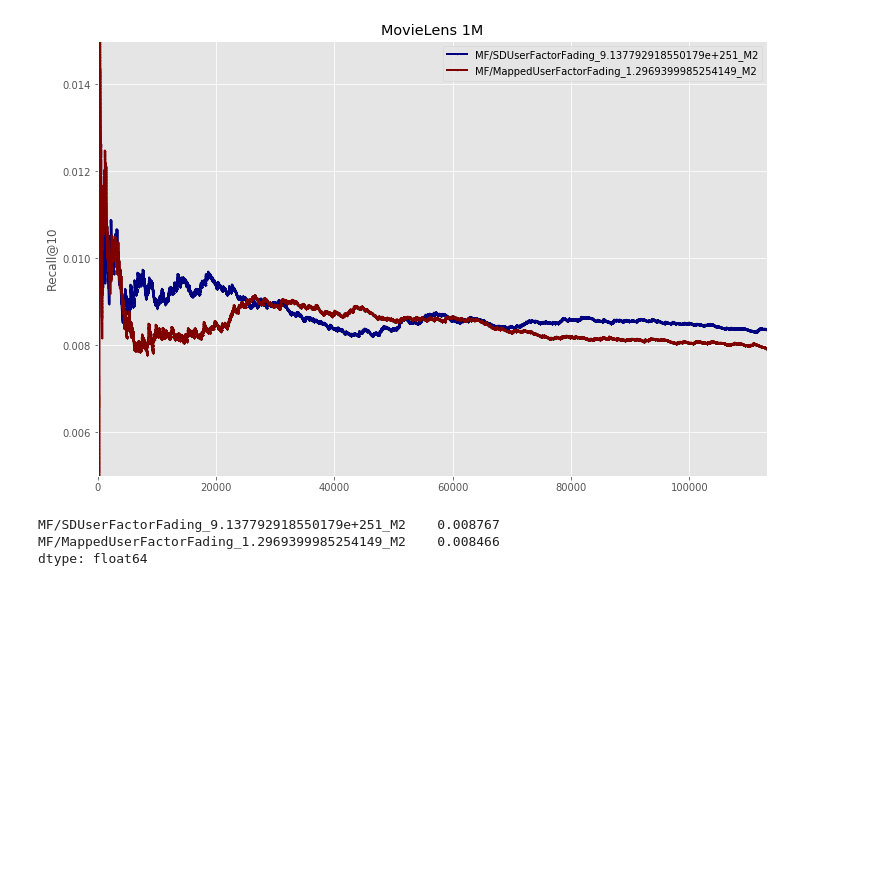
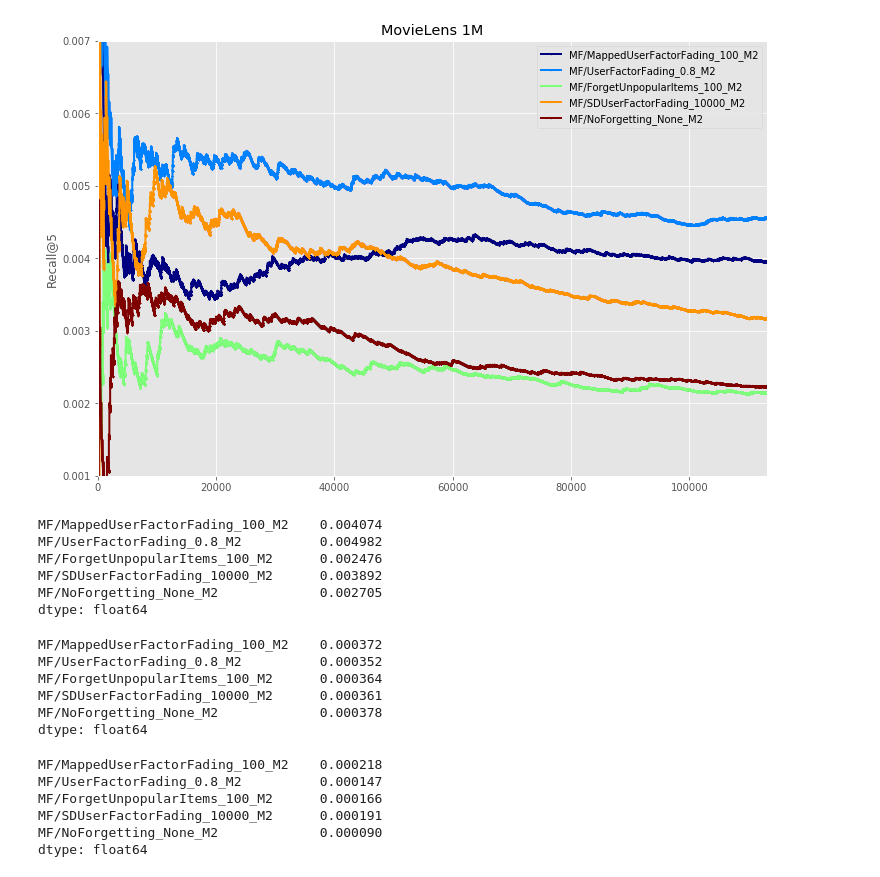
Before and after one commit to eduferreiraj/flurs, a Jupyter notebook: tools/data_analysis.ipynb, the cells around one changed output. Drawn from its saved outputs; the diff is of its cells as text; code cells hidden in the pictures; blank space fills up the shorter version.

Commit message:
Graphs and results from the experiment

```diff
--- a/tools/data_analysis.ipynb
+++ b/tools/data_analysis.ipynb
@@ -4,7 +4,7 @@ import pandas as pd
 %matplotlib inline
 
 experiment_name = "M2"
-__RECALLAT__ = 10
+__RECALLAT__ = 5
 # %%
 class Experimenter:
     def __init__(self, experiment_name):
@@ -47,11 +47,16 @@ class Position:
 # %%
 # (top-1 score, where the correct item is ranked, rec time, update time)
 
+files = ["MFRecommender_MappedUserFactorFading_100_M2.dat",
+         "MFRecommender_UserFactorFading_0.8_M2.dat",
+         "MFRecommender_ForgetUnpopularItems_100_M2.dat",
+         "MFRecommender_SDUserFactorFading_10000_M2.dat",
+         "MFRecommender_NoForgetting_None_M2.dat"]
 defined = False
 recallDF = None
 uptimeDF = None
 rectimeDF = None
-for file in ["MFRecommender_SDUserFactorFading_9.137792918550179e+251_M2.dat", "MFRecommender_MappedUserFactorFading_1.2969399985254149_M2.dat"]:
+for file in files:
     metric = Recall(__RECALLAT__)
     with open("D:\\recsys\\flurs\\results\\{}".format(file)) as f:
         file = file.replace('.dat','')
@@ -86,14 +91,35 @@ rectimeDF = rectimeDF.drop(columns=['Index'])
 # %%
 plt.rcParams['figure.figsize'] = (12,8)
 with plt.style.context(('ggplot')):
     ax = recallDF.plot(lw=2, colormap='jet', marker='.', markersize=1, title="MovieLens 1M")
-    plt.ylim([0.005,0.015])
+    plt.ylim([0.001,0.007])
     ax.set(xlabel="", ylabel='Recall@{}'.format(__RECALLAT__))
 # %% [output]
-[figure, old version]
+[figure, new version]
 # %%
 recallDF.mean()
 # %% [output]
-MF/SDUserFactorFading_9.137792918550179e+251_M2    0.008767
-MF/MappedUserFactorFading_1.2969399985254149_M2    0.008466
+MF/MappedUserFactorFading_100_M2    0.004074
+MF/UserFactorFading_0.8_M2          0.004982
+MF/ForgetUnpopularItems_100_M2      0.002476
+MF/SDUserFactorFading_10000_M2      0.003892
+MF/NoForgetting_None_M2             0.002705
 dtype: float64
+# %%
+uptimeDF.mean()
+# %% [output]
+MF/MappedUserFactorFading_100_M2    0.000372
+MF/UserFactorFading_0.8_M2          0.000352
+MF/ForgetUnpopularItems_100_M2      0.000364
+MF/SDUserFactorFading_10000_M2      0.000361
+MF/NoForgetting_None_M2             0.000378
+dtype: float64
+# %%
+rectimeDF.mean()
+# %% [output]
+MF/MappedUserFactorFading_100_M2    0.000218
+MF/UserFactorFading_0.8_M2          0.000147
+MF/ForgetUnpopularItems_100_M2      0.000166
+MF/SDUserFactorFading_10000_M2      0.000191
+MF/NoForgetting_None_M2             0.000090
+dtype: float64
```
Also changed, not shown: 2 other files.
